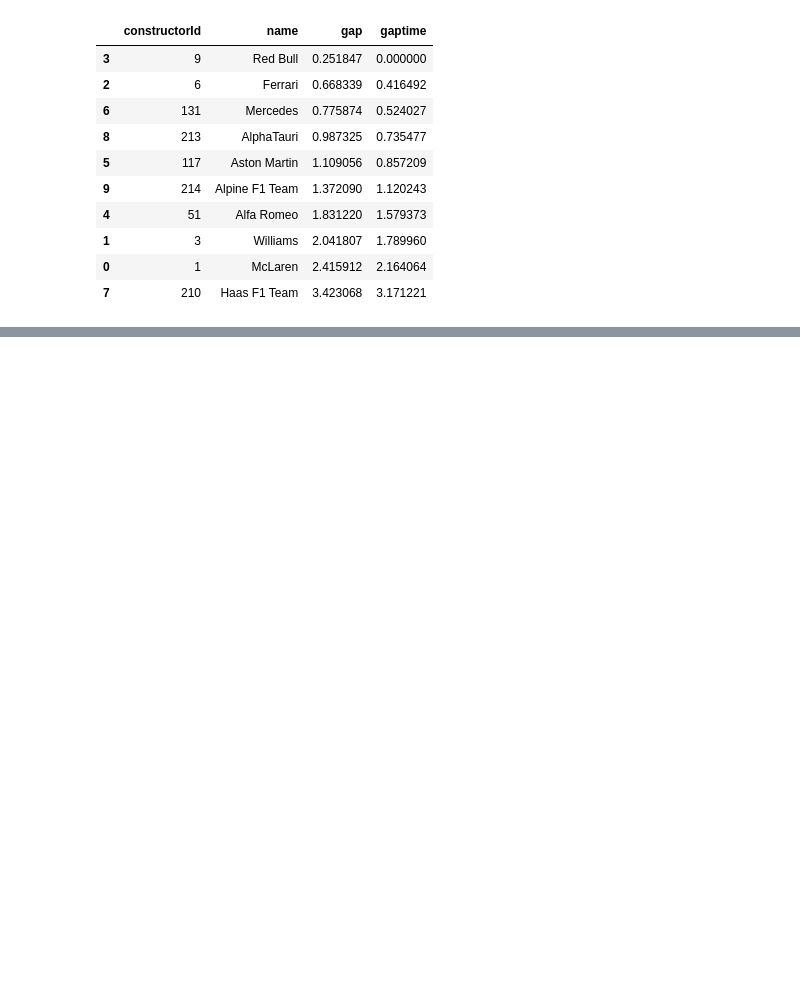
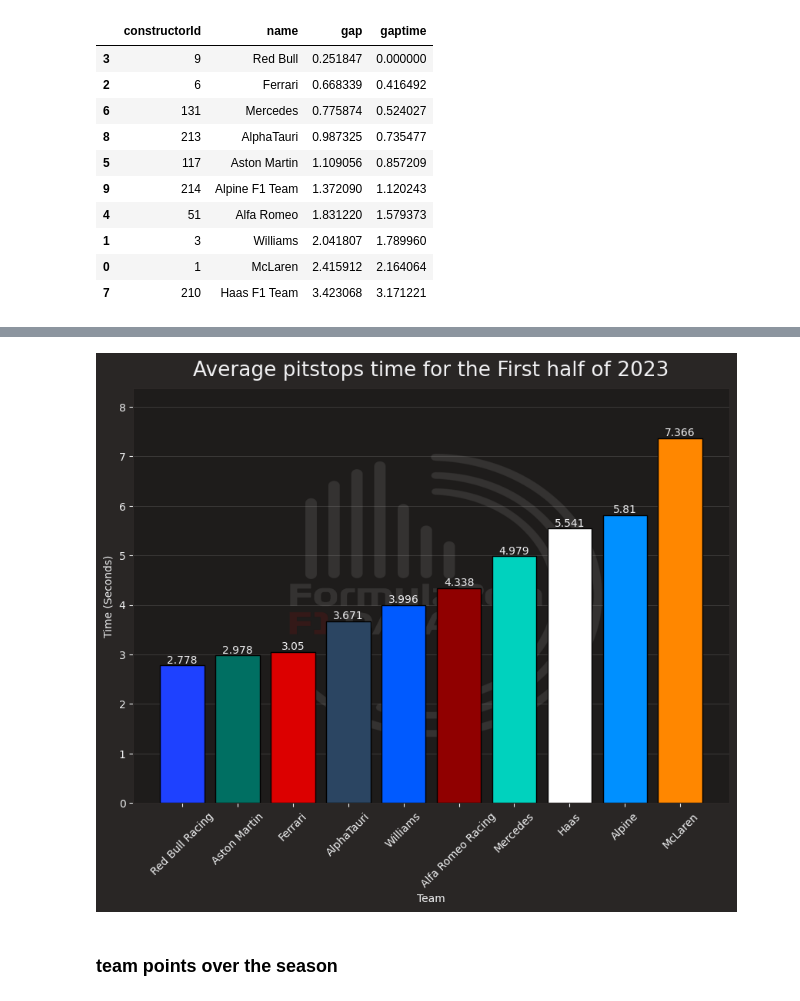
Before and after one commit to RACIM01/F1_Data_Analysing_RCM, a Jupyter notebook: data_ergast.ipynb, the cells around one changed output, grey strips where cells are left out. Drawn from its saved outputs; the diff is of its cells as text; code cells hidden in the pictures; blank space fills up the shorter version.

```diff
--- a/data_ergast.ipynb
+++ b/data_ergast.ipynb
@@ -243,0 +251,5 @@ plt.show()
+# %%
+pitstops = pd.read_csv("data_Pitstops/modified_data/pitstops.csv")
+pitstops = pitstops.groupby(["constructorId","Team"])["Time"].mean().reset_index().sort_values("Time")
+pitstops['Time'] = pitstops['Time'].apply(lambda x: round(x, 3))
+pitstops = pd.merge(pitstops,constructor_color,on='constructorId')[["team","Time","color"]]
@@ -244,22 +260,50 @@ plt.show()
 # %%
-plt.figure(figsize=(12, 10))
-x = ['A','B','C']
-y = [10,15,20]
+plt.figure(figsize=(10, 7))
+
+# # Use a Seaborn style
+# sns.set(style='Solarize_Light2')
+# plt.style.use('dark_background')
+
+x = pitstops["team"]
+y = pitstops["Time"]
+color = pitstops["color"]
+
+# # Load the logo image
+logo_img = mpimg.imread('logo/LogoFomulaRcmDark.png')
+
+# Add the logo above the plot
+
+plt.imshow(logo_img, extent=[0, len(x)-1,0, y.max()+1], aspect='auto', alpha=0.1, zorder=1)
 
 
 # Create the bar plot
-plt.bar(x, y)
+bars = plt.bar(x, y ,color = color, zorder=2)
 
 # Add labels and title
-plt.xlabel('Drivers')
-plt.ylabel('Top Speed (Km/h)')
-plt.title('2023')
+plt.xlabel('Team')
+plt.ylabel('Time (Seconds)')
+plt.title('Average pitstops time for the First half of 2023')
 # plt.yticks(range(300, 400, 5))
 # plt.ylim(300, 340)
 # # Add text annotations on top of bars
-# for i in range(len(x)):
-#     plt.text(i, y.loc[i]+1, str(y.loc[i]), ha='center', va='bottom')
+
+for i in range(len(x)):
+    plt.text(i, y.loc[i], str(y.loc[i]), ha='center', va='bottom')
+# Adding borders to the bars
+for bar in bars:
+    bar.set_edgecolor('black')
+    bar.set_linewidth(1)
+
+plt.xticks(rotation=45)
 
 plt.grid(axis='y', alpha=0.2)
+
+# Save the plot as an image file (e.g., PNG)
+plt.savefig('Graphes/Other/avg_gap_pitstops.png', dpi=300 ,bbox_inches='tight')  # Change the filename and dpi as needed
+
 # Display the plot
 plt.show()
+# %% [output]
+[figure, added]
+# %% [markdown]
+### team points over the season
```
Also changed, not shown: parts of 24 cells of this notebook, 39 other files.
